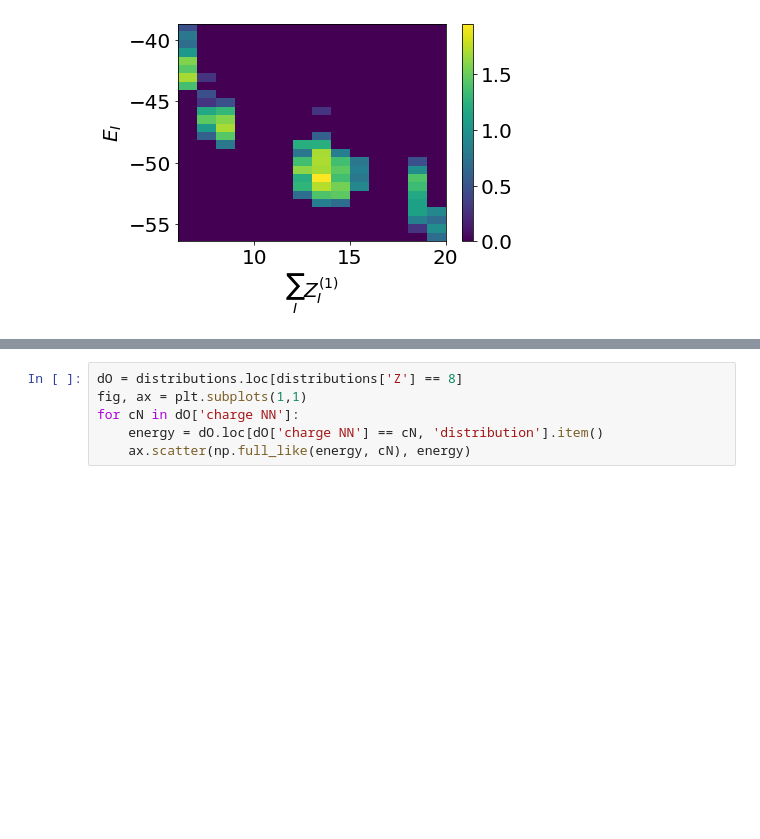
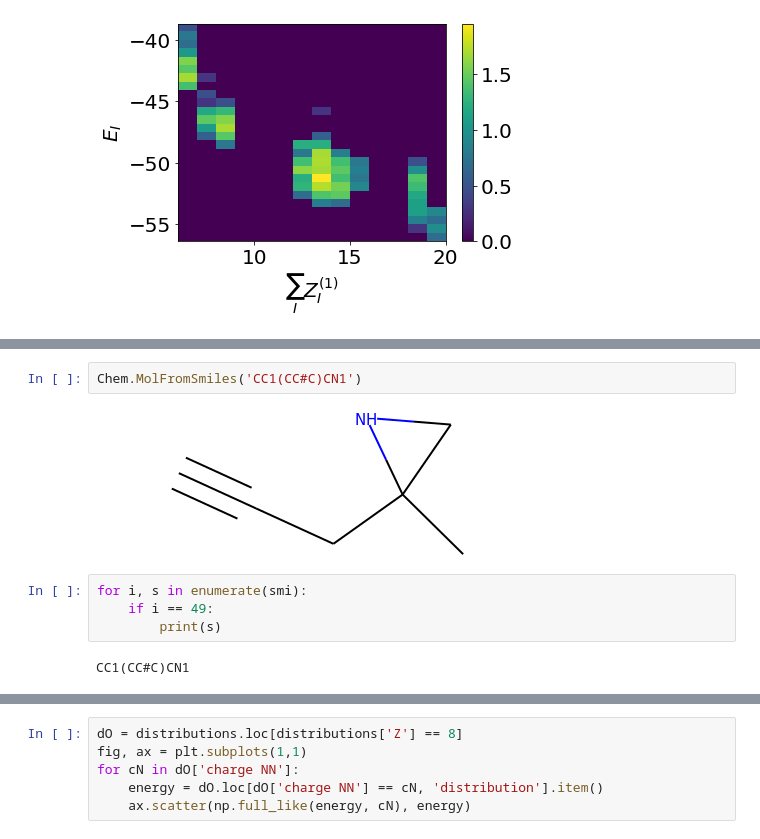
Before and after one commit to ferchault/APDFT, a Jupyter notebook: prototyping/atomic_energies/analysis/Atomic_Property_Distributions/variance.ipynb, the cells around one changed output, grey strips where cells are left out. Saved outputs shown, nothing was run; the diff lists cells and outputs as text; blank space fills up the shorter version.

```diff
--- a/prototyping/atomic_energies/analysis/Atomic_Property_Distributions/variance.ipynb
+++ b/prototyping/atomic_energies/analysis/Atomic_Property_Distributions/variance.ipynb
@@ -317,0 +382,10 @@ plt.show()
+# %%
+Chem.MolFromSmiles('CC1(CC#C)CN1')
+# %% [output]
+[figure, added]
+# %%
+for i, s in enumerate(smi):
+    if i == 49:
+        print(s)
+# %% [output]
+CC1(CC#C)CN1
```
Also changed, not shown: parts of 11 cells of this notebook, 2 other files.
